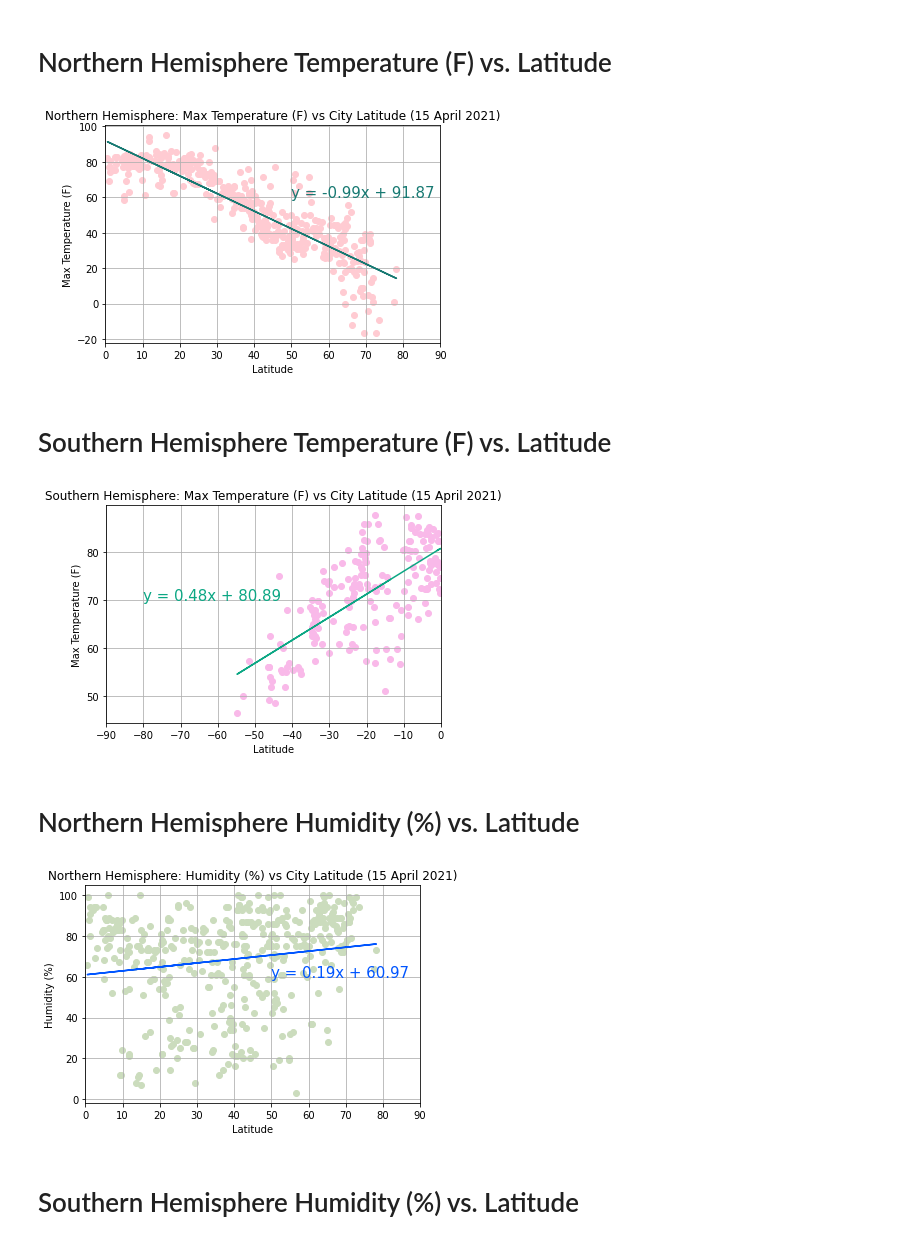
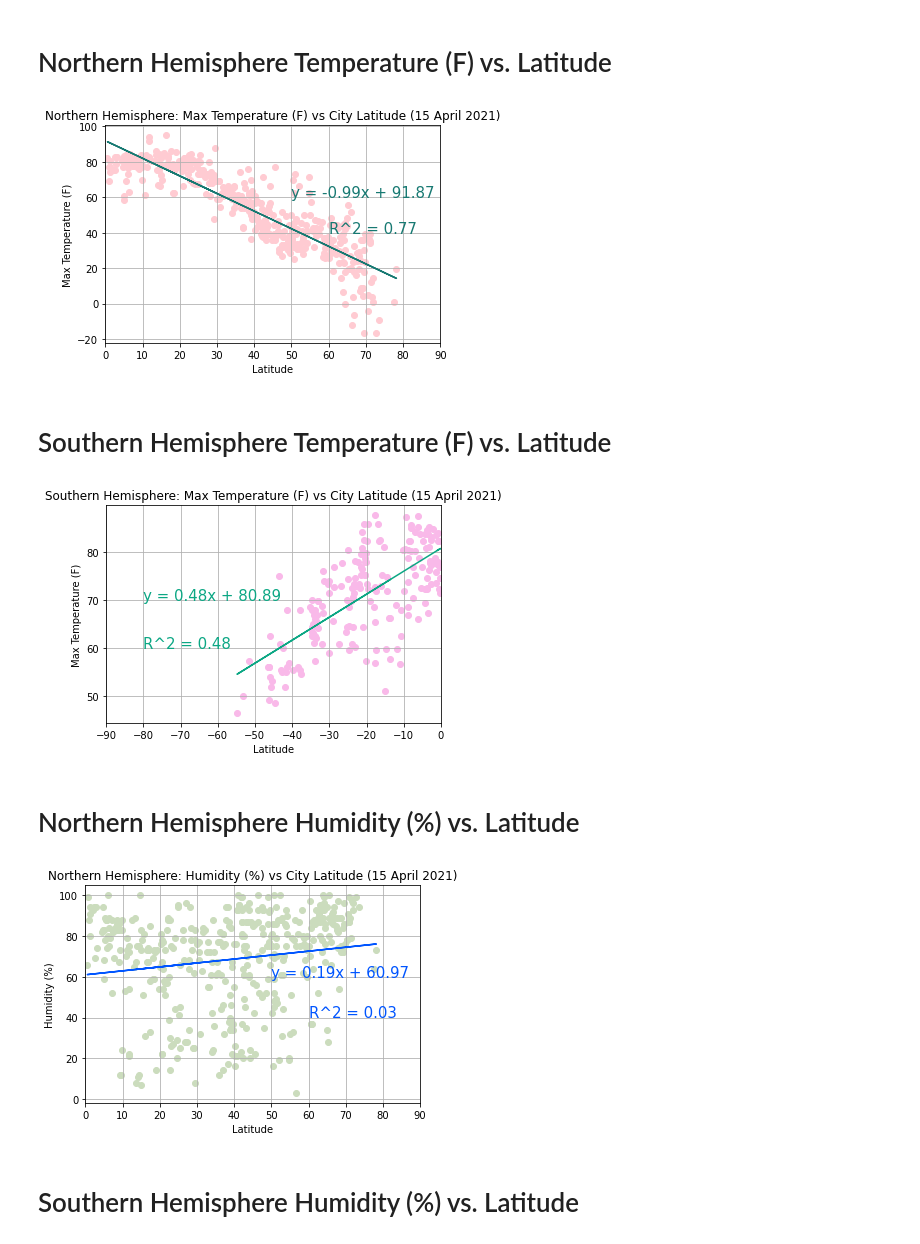
Before and after one commit to zarzarbinks0702/Global-Weather-Analysis, a Jupyter notebook: WeatherPy/WeatherPy.ipynb, the cells around one changed output. Cells and saved outputs as stored; diff of their text form; code cells hidden in the pictures.

```diff
--- a/WeatherPy/WeatherPy.ipynb
+++ b/WeatherPy/WeatherPy.ipynb
@@ -319,31 +319,32 @@ s_lat = southern_hemisphere_data["Lat"]
 # %%
 #linear regression points (using tn to denote nothern temperatures)
 (tn_slope, tn_int, tn_r, tn_p, tn_stderr) = linregress(n_lat, n_temps)
 #calculating regress values
 tn_regress = n_lat * tn_slope + tn_int
 #writing the line equation
 tn_eq = f"y = {str(round(tn_slope, 2))}x + {str(round(tn_int, 2))}"
 
 #creating the temp vs lat plot
 plt.scatter(n_lat, n_temps, color="#ffcbd2")
 #setting plot properties
 plt.title("Northern Hemisphere: Max Temperature (F) vs City Latitude (15 April 2021)")
 plt.xlabel("Latitude")
 plt.ylabel("Max Temperature (F)")
 plt.xlim([0, 90])
 plt.grid()
 
 #plotting linear regression line
 plt.plot(n_lat, tn_regress, color="#177972")
 #setting properties for the regression line
 plt.annotate(tn_eq,(50, 60), fontsize=15, color="#177972")
+plt.annotate(f"R^2 = {str(round(tn_r ** 2, 2))}",(60, 40), fontsize=15, color="#177972")
 
 #save the figure as a png file
 plt.savefig("output_data/north_max_temp_vs_lat_15April2021.png")
 
 plt.show()
 # %% [output]
-[figure, old version]
+[figure, new version]
 # %% [markdown]
 # Southern Hemisphere Temperature (F) vs. Latitude
 # %%
@@ -367,13 +368,14 @@ plt.grid()
 plt.plot(s_lat, ts_regress, color="#0ca784")
 #setting properties for the regression line
 plt.annotate(ts_eq,(-80, 70), fontsize=15, color="#0ca784")
+plt.annotate(f"R^2 = {str(round(ts_r ** 2, 2))}",(-80, 60), fontsize=15, color="#0ca784")
 
 #save the figure as a png file
 plt.savefig("output_data/south_max_temp_vs_lat_15April2021.png")
 
 plt.show()
 # %% [output]
-[figure, old version]
+[figure, new version]
 # %% [markdown]
 # Northern Hemisphere Humidity (%) vs. Latitude
 # %%
@@ -397,13 +399,14 @@ plt.grid()
 plt.plot(n_lat, hn_regress, color="#0055ff")
 #setting properties for the regression line
 plt.annotate(hn_eq,(50, 60), fontsize=15, color="#0055ff")
+plt.annotate(f"R^2 = {str(round(hn_r ** 2, 2))}",(60, 40), fontsize=15, color="#0055ff")
 
 #save the figure as a png file
 plt.savefig("output_data/north_humidity_vs_lat_15April2021.png")
 
 plt.show()
 # %% [output]
-[figure, old version]
+[figure, new version]
 # %% [markdown]
 # Southern Hemisphere Humidity (%) vs. Latitude
 # %%
```
Also changed, not shown: parts of 5 cells of this notebook, 8 other files.
